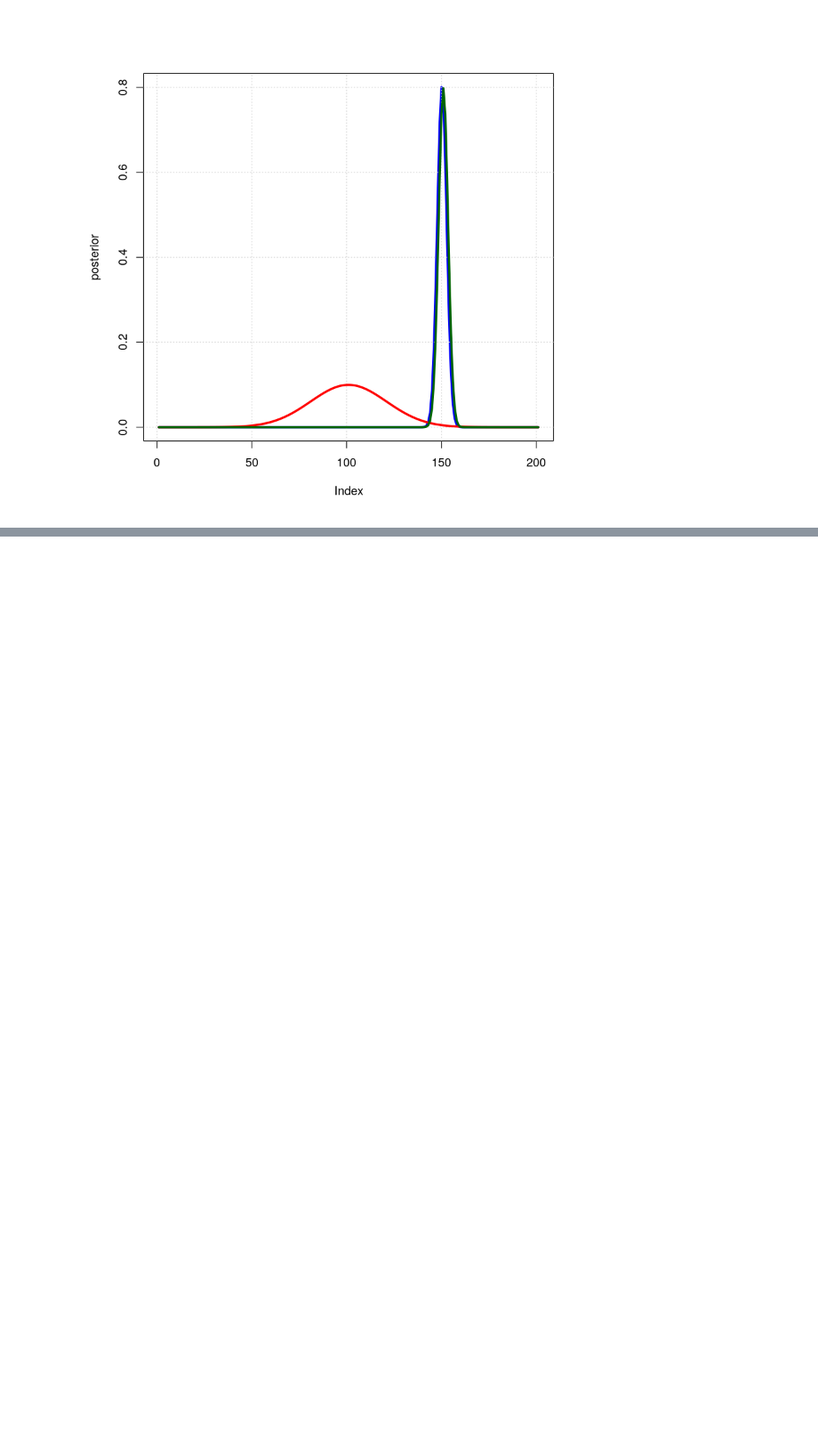
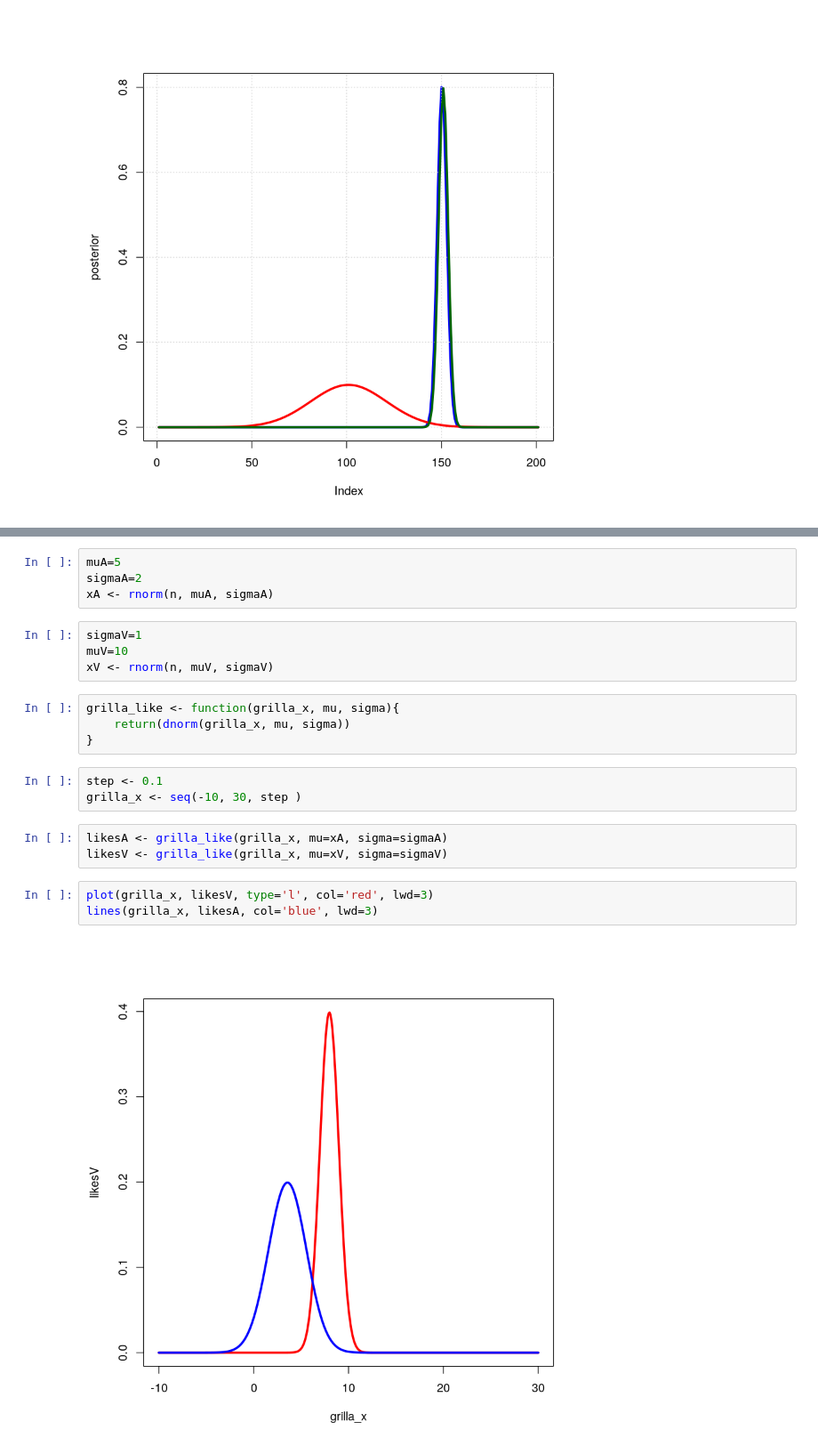
Before and after one commit to LecJackS/Toma-de-Decisiones-2020, a Jupyter notebook: Guia 6: Modelos Bayesianos (1de2)/Guia 6 - 1 de 2.ipynb, the cells around one changed output, grey strips where cells are left out. Shown: that part at 89% size. Cells and saved outputs as stored; diff of their text form; blank space fills up the shorter version.

```diff
--- a/Guia 6: Modelos Bayesianos (1de2)/Guia 6 - 1 de 2.ipynb
+++ b/Guia 6: Modelos Bayesianos (1de2)/Guia 6 - 1 de 2.ipynb
@@ -407,0 +417,23 @@ s^MAP=xAσ2A+xVσ2V1σ2A+1σ2V
+# %%
+muA=5
+sigmaA=2
+xA <- rnorm(n, muA, sigmaA)
+# %%
+sigmaV=1
+muV=10
+xV <- rnorm(n, muV, sigmaV)
+# %%
+grilla_like <- function(grilla_x, mu, sigma){
+    return(dnorm(grilla_x, mu, sigma))
+}
+# %%
+step <- 0.1
+grilla_x <- seq(-10, 30, step )
+# %%
+likesA <- grilla_like(grilla_x, mu=xA, sigma=sigmaA)
+likesV <- grilla_like(grilla_x, mu=xV, sigma=sigmaV)
+# %%
+plot(grilla_x, likesV, type='l', col='red', lwd=3)
+lines(grilla_x, likesA, col='blue', lwd=3)
+# %% [output]
+[figure, added]
```
Also changed, not shown: parts of 9 cells of this notebook.
